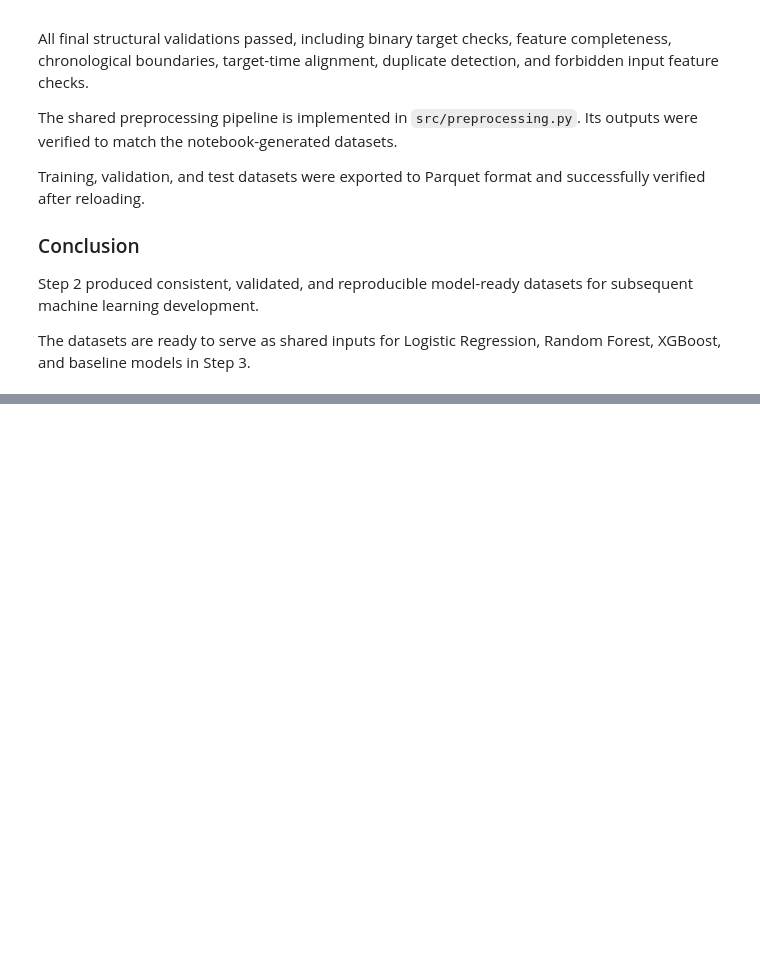
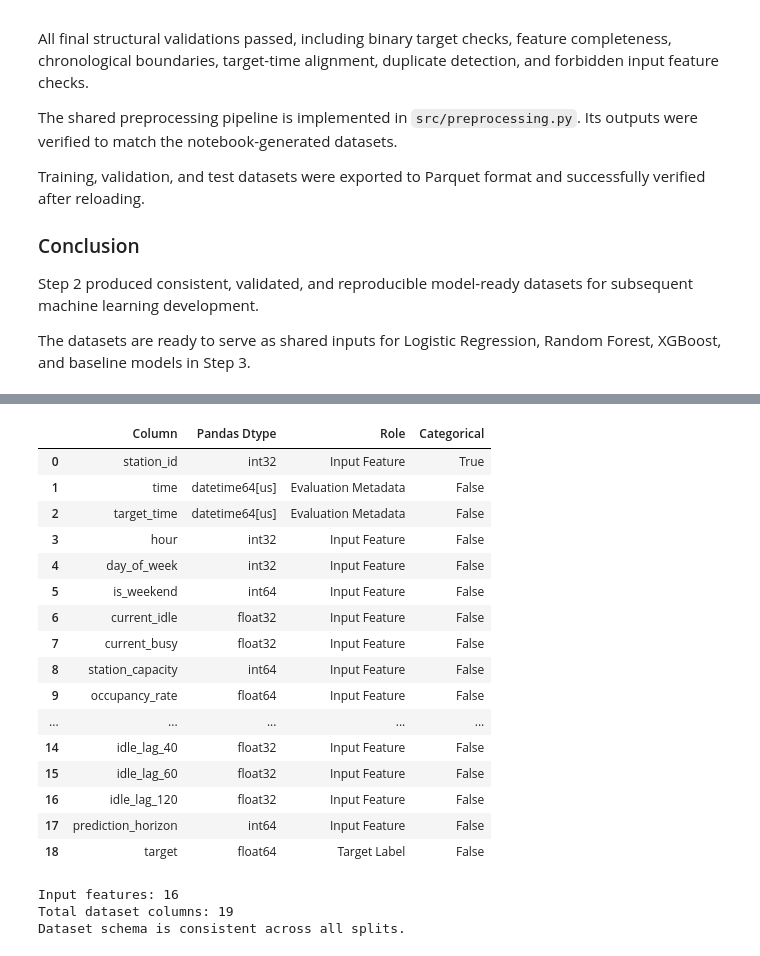
Before and after one commit to sametsav/VoltAhead, a Jupyter notebook: notebooks/05_preprocessing.ipynb, the cells around one changed output, grey strips where cells are left out. Drawn from its saved outputs; the diff is of its cells as text; code cells hidden in the pictures; blank space fills up the shorter version.

```diff
--- a/notebooks/05_preprocessing.ipynb
+++ b/notebooks/05_preprocessing.ipynb
@@ -2348,0 +2360,74 @@ The datasets are ready to serve as shared inputs for Logistic Regression, Random
+# %%
+
+# Verify the common feature list
+assert feature_columns == pp.FEATURE_COLUMNS
+assert len(pp.FEATURE_COLUMNS) == 16
+
+# Verify column names and dtypes are consistent across splits
+assert train_df.columns.tolist() == validation_df.columns.tolist()
+assert train_df.columns.tolist() == test_df.columns.tolist()
+
+assert train_df.dtypes.equals(validation_df.dtypes)
+assert train_df.dtypes.equals(test_df.dtypes)
+
+# Define the role of each dataset column
+def get_column_role(column):
+    if column in pp.FEATURE_COLUMNS:
+        return "Input Feature"
+    elif column == "target":
+        return "Target Label"
+    elif column in ["time", "target_time"]:
+        return "Evaluation Metadata"
+    return "Other"
+
+# Generate the dataset schema
+model_input_schema = pd.DataFrame({
+    "Column": train_df.columns,
+    "Pandas Dtype": [
+        str(train_df[column].dtype)
+        for column in train_df.columns
+    ],
+    "Role": [
+        get_column_role(column)
+        for column in train_df.columns
+    ]
+})
+
+# Identify categorical features
+model_input_schema["Categorical"] = (
+    model_input_schema["Column"].eq("station_id")
+)
+
+# Display results
+display(model_input_schema)
+
+# Save the shared schema
+model_input_schema.to_csv(
+    TABLES_DIR / "model_input_schema.csv",
+    index=False
+)
+
+print("Input features:", len(pp.FEATURE_COLUMNS))
+print("Total dataset columns:", len(train_df.columns))
+print("Dataset schema is consistent across all splits.")
+# %% [output]
+|  | Column | Pandas Dtype | Role | Categorical |
+| 0 | station_id | int32 | Input Feature | True |
+| 1 | time | datetime64[us] | Evaluation Metadata | False |
+| 2 | target_time | datetime64[us] | Evaluation Metadata | False |
+| 3 | hour | int32 | Input Feature | False |
+| 4 | day_of_week | int32 | Input Feature | False |
+| 5 | is_weekend | int64 | Input Feature | False |
+| 6 | current_idle | float32 | Input Feature | False |
+| 7 | current_busy | float32 | Input Feature | False |
+| 8 | station_capacity | int64 | Input Feature | False |
+| 9 | occupancy_rate | float64 | Input Feature | False |
+| ... | ... | ... | ... | ... |
+| 14 | idle_lag_40 | float32 | Input Feature | False |
+| 15 | idle_lag_60 | float32 | Input Feature | False |
+| 16 | idle_lag_120 | float32 | Input Feature | False |
+| 17 | prediction_horizon | int64 | Input Feature | False |
+| 18 | target | float64 | Target Label | False |
+Input features: 16
+Total dataset columns: 19
+Dataset schema is consistent across all splits.
```
Also changed, not shown: parts of 13 cells of this notebook, 6 other files.
